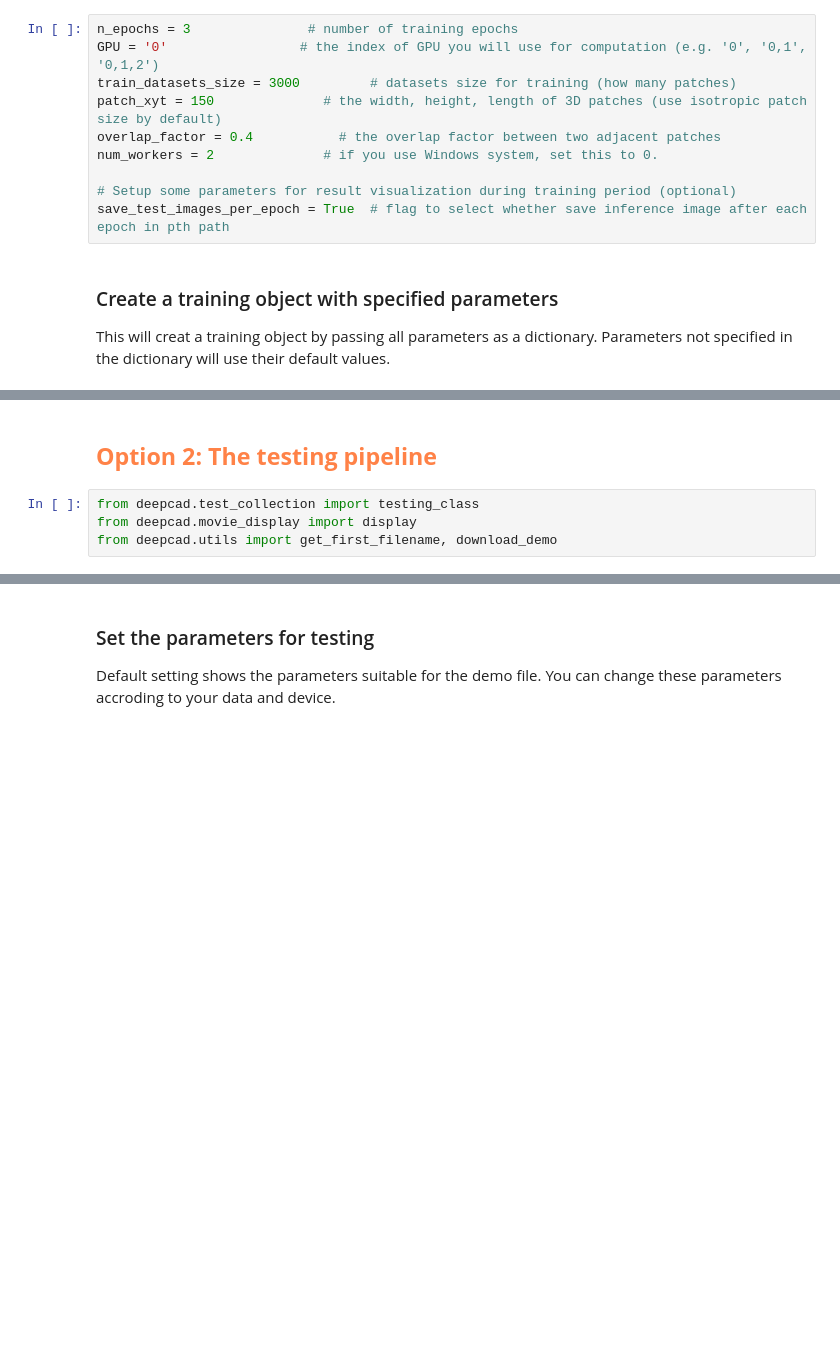
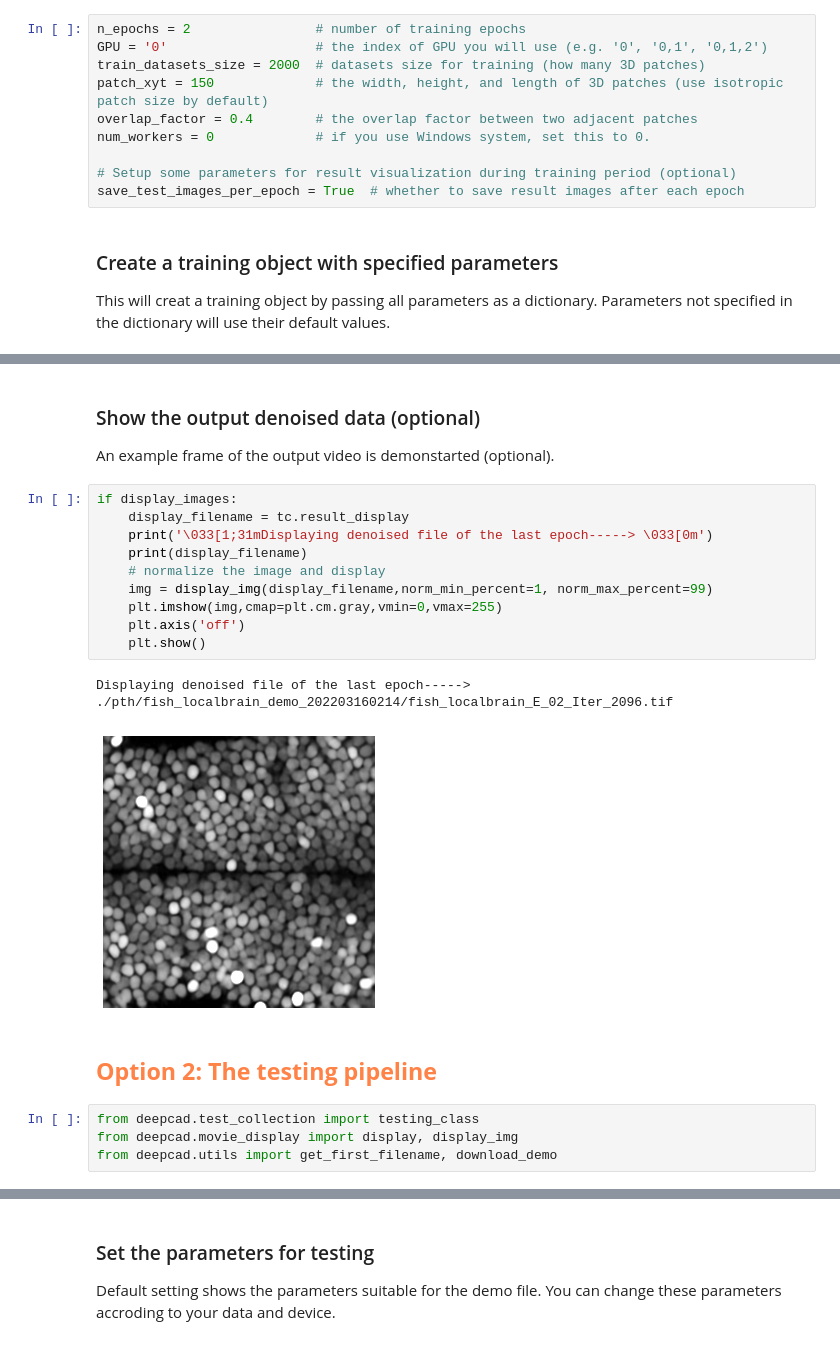
Before and after one commit to cabooster/DeepCAD-RT, a Jupyter notebook: DeepCAD_RT_pytorch/notebooks/DeepCAD_RT_demo_colab.ipynb, the cells around one changed output, grey strips where cells are left out. Cells and saved outputs as stored; diff of their text form; blank space fills up the shorter version.

```diff
--- a/DeepCAD_RT_pytorch/notebooks/DeepCAD_RT_demo_colab.ipynb
+++ b/DeepCAD_RT_pytorch/notebooks/DeepCAD_RT_demo_colab.ipynb
@@ -88,13 +122,13 @@ Default setting shows the parameters for the demo file, which are also appropria
 # %%
-n_epochs = 3               # number of training epochs
-GPU = '0'                 # the index of GPU you will use for computation (e.g. '0', '0,1', '0,1,2')
-train_datasets_size = 3000         # datasets size for training (how many patches)
-patch_xyt = 150              # the width, height, length of 3D patches (use isotropic patch size by default)
-overlap_factor = 0.4           # the overlap factor between two adjacent patches
-num_workers = 2              # if you use Windows system, set this to 0.
+n_epochs = 2                # number of training epochs
+GPU = '0'                   # the index of GPU you will use (e.g. '0', '0,1', '0,1,2')
+train_datasets_size = 2000  # datasets size for training (how many 3D patches)
+patch_xyt = 150             # the width, height, and length of 3D patches (use isotropic patch size by default)
+overlap_factor = 0.4        # the overlap factor between two adjacent patches
+num_workers = 0             # if you use Windows system, set this to 0.
 
 # Setup some parameters for result visualization during training period (optional)
-save_test_images_per_epoch = True  # flag to select whether save inference image after each epoch in pth path
+save_test_images_per_epoch = True  # whether to save result images after each epoch
 # %% [markdown]
 ### Create a training object with specified parameters
 This will creat a training object by passing all parameters as a dictionary. Parameters not specified in the dictionary will use their default values.
@@ -149,8 +190,26 @@ Testing image shape ----->  (400, 492, 492)
+# %% [markdown]
+### Show the output denoised data (optional)
+
+An example frame of the output video is demonstarted (optional).
+# %%
+if display_images:
+    display_filename = tc.result_display
+    print('\033[1;31mDisplaying denoised file of the last epoch-----> \033[0m')
+    print(display_filename)
+    # normalize the image and display
+    img = display_img(display_filename,norm_min_percent=1, norm_max_percent=99)
+    plt.imshow(img,cmap=plt.cm.gray,vmin=0,vmax=255)
+    plt.axis('off')
+    plt.show()
+# %% [output]
+Displaying denoised file of the last epoch----->
+./pth/fish_localbrain_demo_202203160214/fish_localbrain_E_02_Iter_2096.tif
+[figure, added]
 # %% [markdown]
 ## <font color=#FF8247>**Option 2: The testing pipeline**</font>
 # %%
 from deepcad.test_collection import testing_class
-from deepcad.movie_display import display
+from deepcad.movie_display import display, display_img
 from deepcad.utils import get_first_filename, download_demo
 # %% [markdown]
 ### Select file(s) to be processed (download if not present)
```
Also changed, not shown: parts of 22 cells of this notebook.
